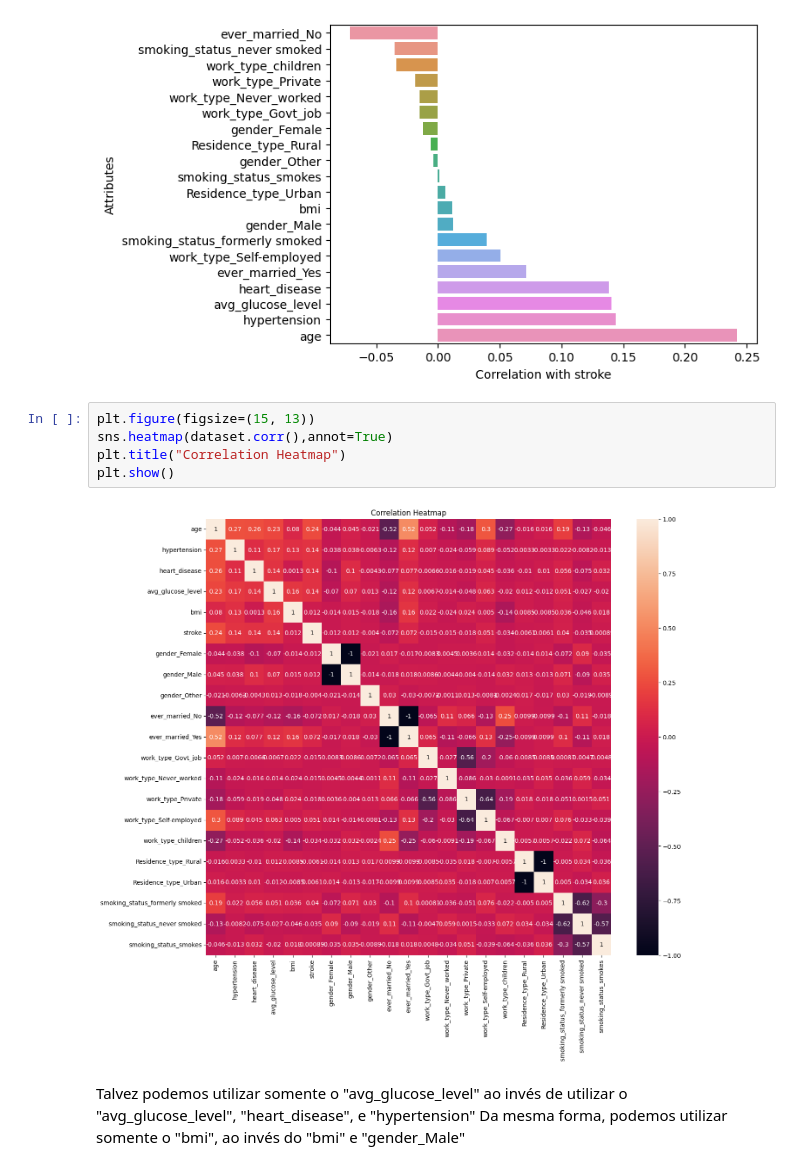
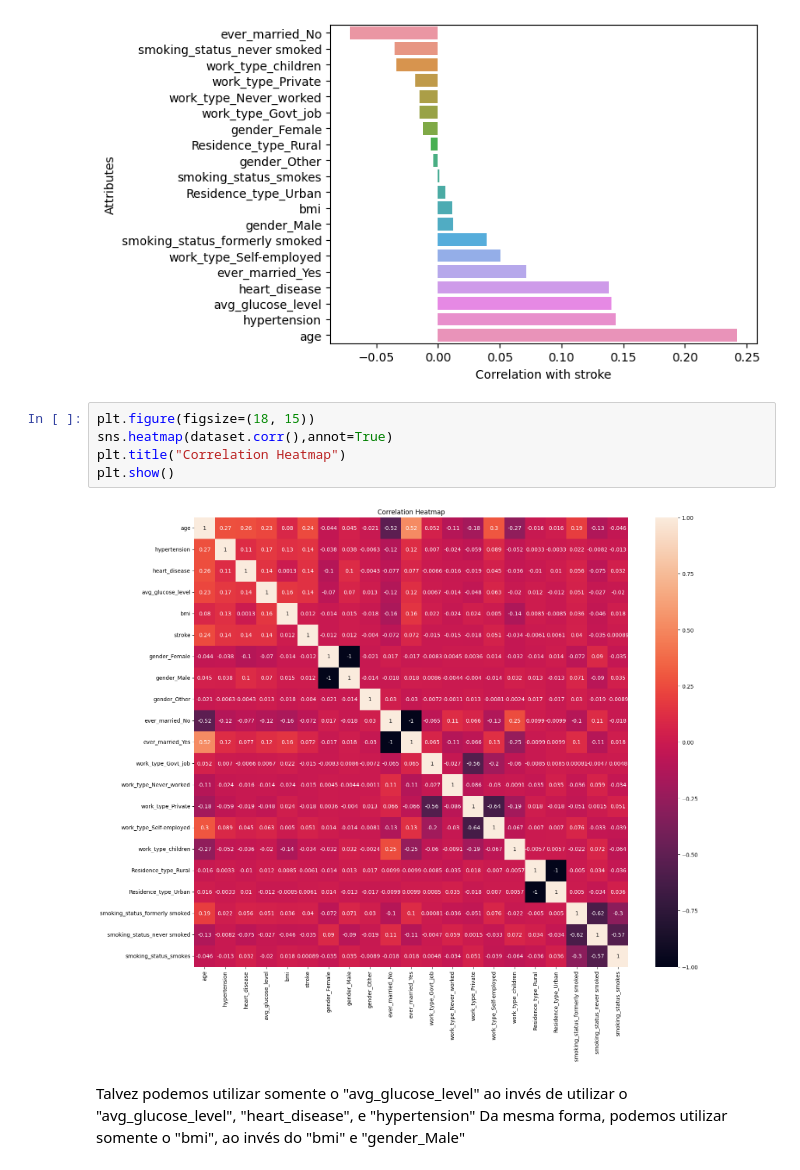
Before and after one commit to joelcoelho29/SCC0530-Projeto-de-Aprendizado-de-Maquina, a Jupyter notebook: src/notebook/main.ipynb, the cells around one changed output. Drawn from its saved outputs; the diff is of its cells as text.

```diff
--- a/src/notebook/main.ipynb
+++ b/src/notebook/main.ipynb
@@ -149,12 +175,12 @@ plt.show()
 # %% [output]
 [figure]
 # %%
-plt.figure(figsize=(15, 13))
+plt.figure(figsize=(18, 15))
 sns.heatmap(dataset.corr(),annot=True)
 plt.title("Correlation Heatmap")
 plt.show()
 # %% [output]
-[figure, old version]
+[figure, new version]
 # %% [markdown]
 Talvez podemos utilizar somente o "avg_glucose_level" ao invés de utilizar o "avg_glucose_level", "heart_disease", e "hypertension"
 Da mesma forma, podemos utilizar somente o "bmi", ao invés do "bmi" e "gender_Male"
```
Also changed, not shown: parts of 11 cells of this notebook.
